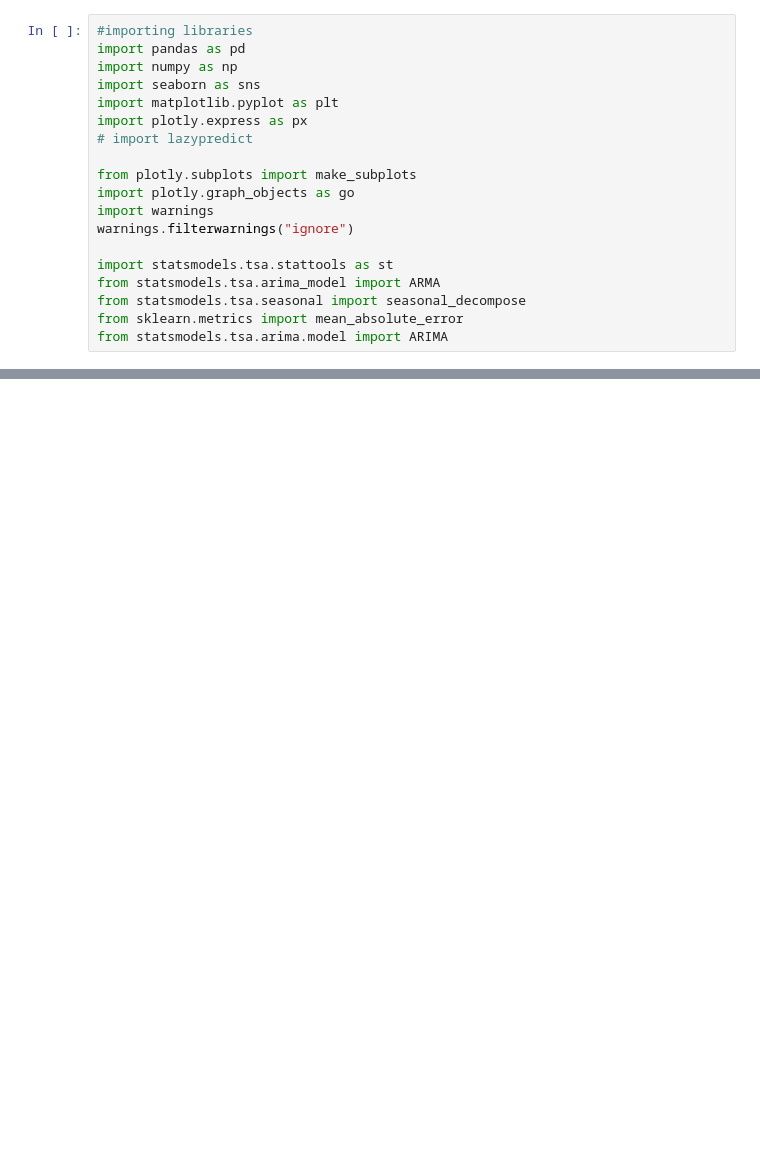
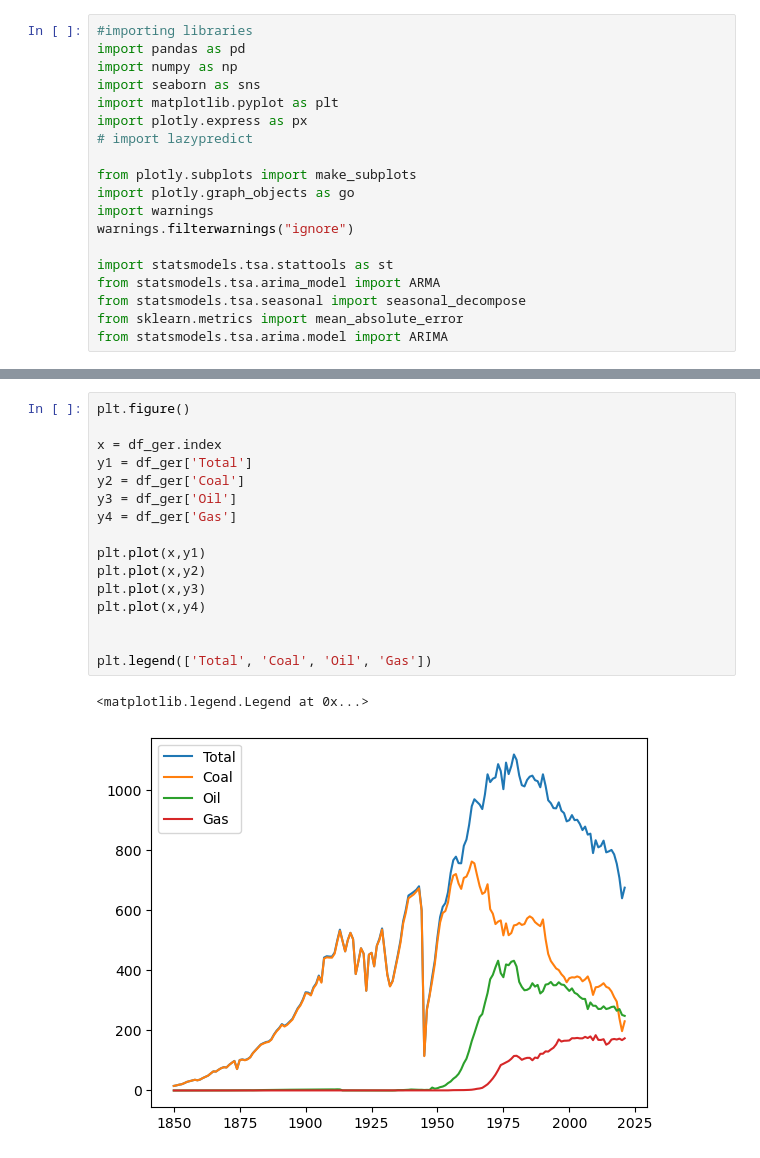
Before and after one commit to danilogiarlini/Global-CO2-Emission-Forecasting, a Jupyter notebook: arima_model.ipynb, the cells around one changed output, grey strips where cells are left out. Cells and saved outputs as stored; diff of their text form; blank space fills up the shorter version.

```diff
--- a/arima_model.ipynb
+++ b/arima_model.ipynb
@@ -44,0 +65,19 @@ fig_ger.show()
+# %%
+plt.figure()
+
+x = df_ger.index
+y1 = df_ger['Total']
+y2 = df_ger['Coal']
+y3 = df_ger['Oil']
+y4 = df_ger['Gas']
+
+plt.plot(x,y1)
+plt.plot(x,y2)
+plt.plot(x,y3)
+plt.plot(x,y4)
+
+
+plt.legend(['Total', 'Coal', 'Oil', 'Gas'])
+# %% [output]
+<matplotlib.legend.Legend at 0x...>
+[figure, added]
```
Also changed, not shown: parts of 4 cells of this notebook.
